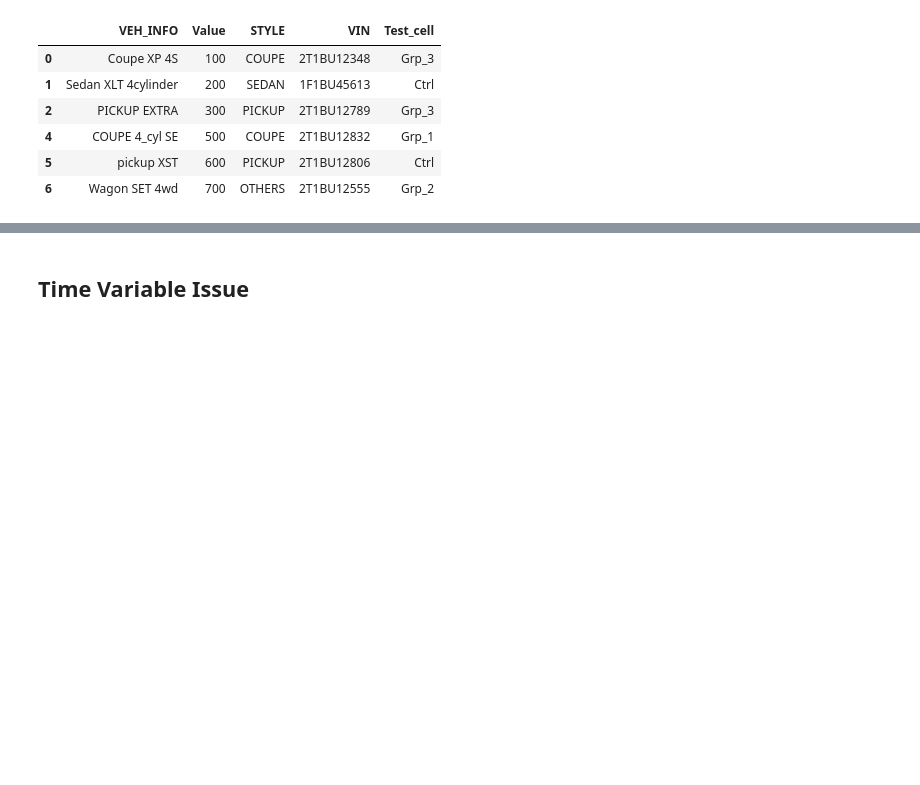
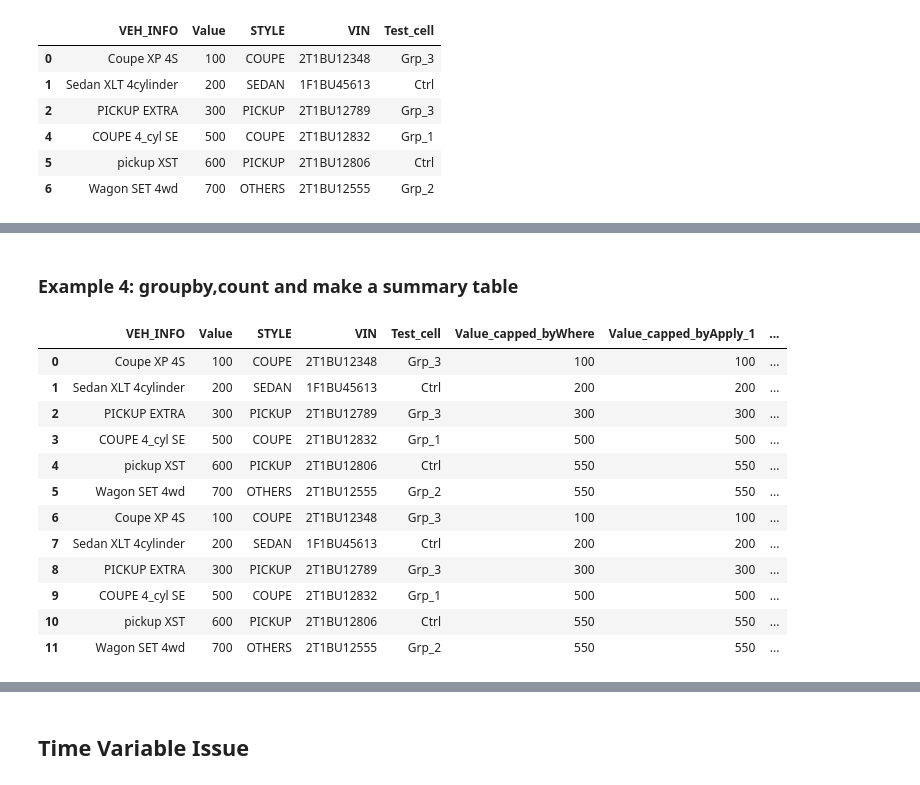
Before and after one commit to ArthurTang/Python_tutorial, a Jupyter notebook: Some_Py_tricks_from_practice.ipynb, the cells around one changed output, grey strips where cells are left out. Drawn from its saved outputs; the diff is of its cells as text; code cells hidden in the pictures; blank space fills up the shorter version.

Commit message:
added some apply functions

```diff
--- a/Some_Py_tricks_from_practice.ipynb
+++ b/Some_Py_tricks_from_practice.ipynb
@@ -99,0 +103,9 @@ P_df_ex2
+# %%
+# First, let's do an copy on the P_df_ex2
+P_df_ex3 = P_df_ex2.copy()
+
+# then, use the where function:
+P_df_ex3['Value_capped_byWhere'] = P_df_ex3['Value'].where(P_df_ex3['Value'] < 550, 550)
+
+# Print the result
+P_df_ex3
@@ -99,0 +122,18 @@ P_df_ex2
+# %%
+# First, define a function:
+
+def cap_fun(x):
+    if x > 500:
+        new_x = 550
+    else: new_x = x
+    return new_x
+
+# then, let's apply this function to dataframe
+P_df_ex3['Value_capped_byApply_1'] = P_df_ex3.apply(lambda dat: cap_fun(dat['Value']),axis=1)
+
+
+# alternative way to use apply
+P_df_ex3['Value_capped_byApply_2'] = P_df_ex3['Value'].apply(lambda dat: cap_fun(dat))
+
+# Print results
+P_df_ex3
@@ -99,0 +148,25 @@ P_df_ex2
+# %% [markdown]
+### Example 4: groupby,count and make a summary table
+# %%
+# Copy the dataframe
+P_df_ex4 = P_df_ex3.copy()
+
+# Manually create a duplicated observations in the df
+P_df_ex4 = P_df_ex4.append(P_df_ex4, ignore_index = True).copy()
+
+# Print results
+P_df_ex4
+# %% [output]
+|  | VEH_INFO | Value | STYLE | VIN | Test_cell | Value_capped_byWhere | Value_capped_byApply_1 | ... |
+| 0 | Coupe XP 4S | 100 | COUPE | 2T1BU12348 | Grp_3 | 100 | 100 | ... |
+| 1 | Sedan XLT 4cylinder | 200 | SEDAN | 1F1BU45613 | Ctrl | 200 | 200 | ... |
+| 2 | PICKUP EXTRA | 300 | PICKUP | 2T1BU12789 | Grp_3 | 300 | 300 | ... |
+| 3 | COUPE 4_cyl SE | 500 | COUPE | 2T1BU12832 | Grp_1 | 500 | 500 | ... |
+| 4 | pickup XST | 600 | PICKUP | 2T1BU12806 | Ctrl | 550 | 550 | ... |
+| 5 | Wagon SET 4wd | 700 | OTHERS | 2T1BU12555 | Grp_2 | 550 | 550 | ... |
+| 6 | Coupe XP 4S | 100 | COUPE | 2T1BU12348 | Grp_3 | 100 | 100 | ... |
+| 7 | Sedan XLT 4cylinder | 200 | SEDAN | 1F1BU45613 | Ctrl | 200 | 200 | ... |
+| 8 | PICKUP EXTRA | 300 | PICKUP | 2T1BU12789 | Grp_3 | 300 | 300 | ... |
+| 9 | COUPE 4_cyl SE | 500 | COUPE | 2T1BU12832 | Grp_1 | 500 | 500 | ... |
+| 10 | pickup XST | 600 | PICKUP | 2T1BU12806 | Ctrl | 550 | 550 | ... |
+| 11 | Wagon SET 4wd | 700 | OTHERS | 2T1BU12555 | Grp_2 | 550 | 550 | ... |
```
Also changed, not shown: parts of 6 cells of this notebook.
